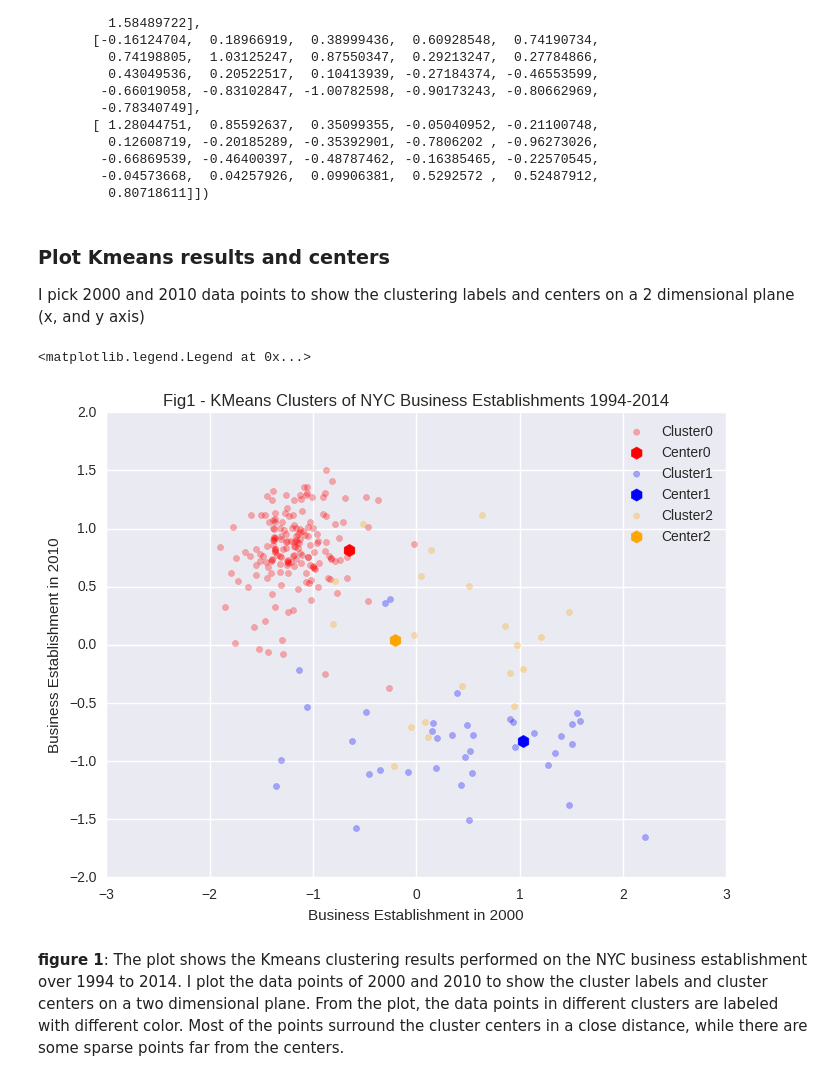
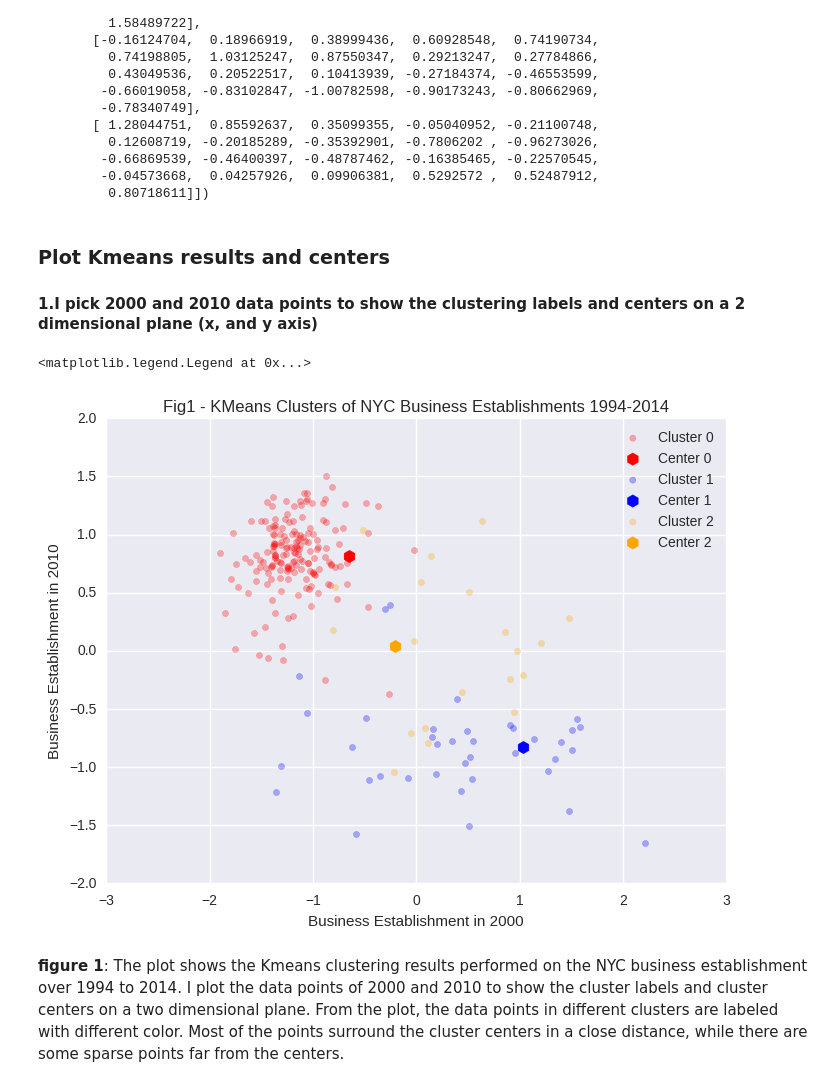
Before and after one commit to kayzhou22/PUI2016_zz1598, a Jupyter notebook: HW11_zz1598/HW11_2_zz1598.ipynb, the cells around one changed output. Cells and saved outputs as stored; diff of their text form; code cells hidden in the pictures.

```diff
--- a/HW11_zz1598/HW11_2_zz1598.ipynb
+++ b/HW11_zz1598/HW11_2_zz1598.ipynb
@@ -232,26 +232,26 @@ array([[-1.45453635, -1.32720483, -1.18104676, -0.97950617, -0.86286443,
          0.80718611]])
 # %% [markdown]
 ### Plot Kmeans results and centers
-I pick 2000 and 2010 data points to show the clustering labels and centers on a 2 dimensional plane (x, and y axis)
+#### 1.I pick 2000 and 2010 data points to show the clustering labels and centers on a 2 dimensional plane (x, and y axis)
 # %%
-colors = ['red', 'blue', 'orange', 'green', 'purple']
+colors = ['red', 'blue', 'orange']
 
 pl.figure(figsize=(8, 6))
 
 for l in range(0, 3): # 3 labels
     pl.scatter(CBus3[klabels == l].ix[:,6], \
                CBus3[klabels == l].ix[:,-5], \
-              color = colors[l], alpha=0.3, label='Cluster%d'%l)
+              color = colors[l], alpha=0.3, label='Cluster %d'%l)
     pl.scatter(kcenters[l][6], kcenters[l][-5],\
-              marker='h', s=80, color=colors[l], label='Center%d'%l)
+              marker='h', s=80, color=colors[l], label='Center %d'%l)
 
 pl.title("Fig1 - KMeans Clusters of NYC Business Establishments 1994-2014")
 pl.xlabel('Business Establishment in 2000')
 pl.ylabel('Business Establishment in 2010')
 pl.legend(fontsize=10, loc='best')
 # %% [output]
 <matplotlib.legend.Legend at 0x...>
-[figure, old version]
+[figure, new version]
 # %% [markdown]
 **figure 1**: The plot shows the Kmeans clustering results performed on the NYC business establishment over 1994 to 2014. I plot the data points of 2000 and 2010 to show the cluster labels and cluster centers on a two dimensional plane.
 From the plot, the data points in different clusters are labeled with different color. Most of the points surround the cluster centers in a close distance, while there are some sparse points far from the centers.
```
Also changed, not shown: parts of 8 cells of this notebook, 1 other file.
